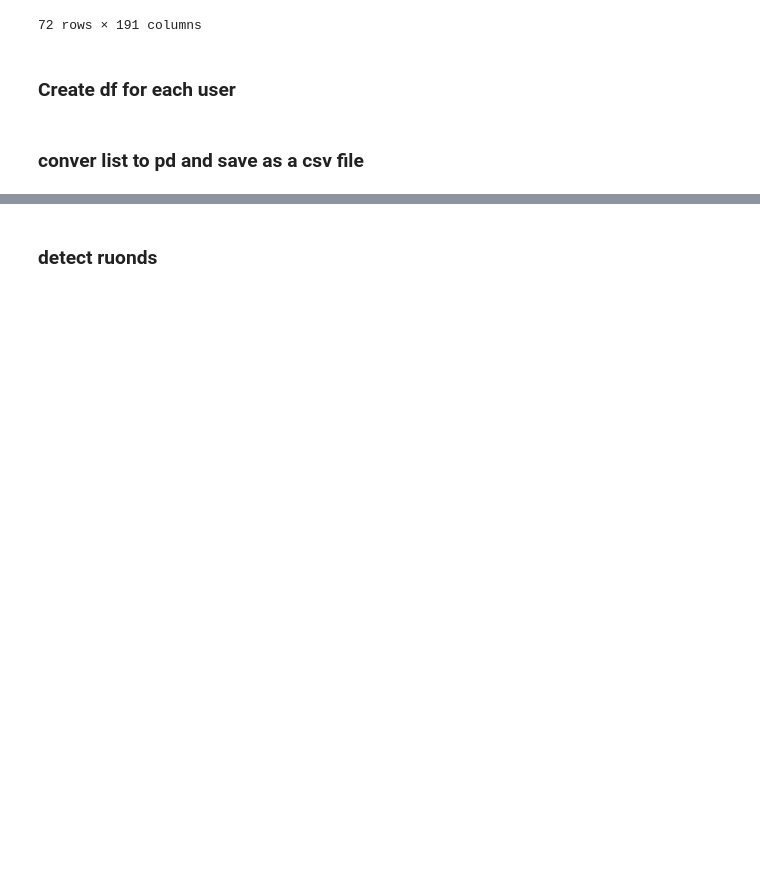
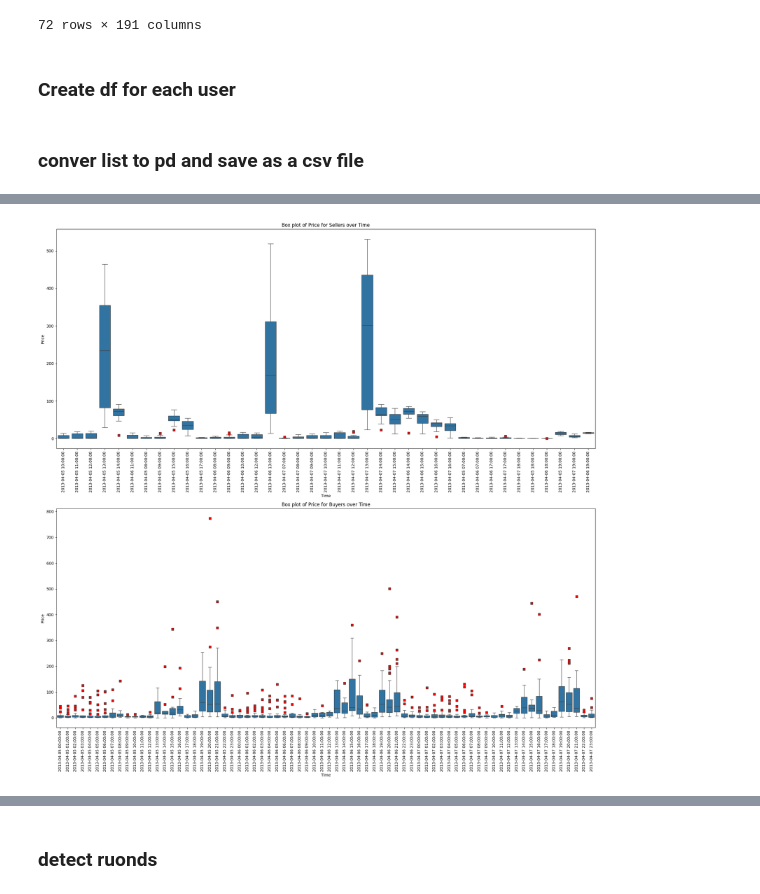
Before and after one commit to erfanara/pymarket-ng, a Jupyter notebook: test.ipynb, the cells around one changed output, grey strips where cells are left out. Saved outputs shown, nothing was run; the diff lists cells and outputs as text; code cells hidden in the pictures; blank space fills up the shorter version.

```diff
--- a/test.ipynb
+++ b/test.ipynb
@@ -86,0 +159,27 @@ df_Type3.to_csv('users_type3.csv', index=False)
+# %%
+import seaborn as sns
+import matplotlib.pyplot as plt
+
+# Convert 'Is_Seller' column to 'Seller' and 'Buyer'
+full_df['Role'] = full_df['Is_Seller'].apply(lambda x: 'Seller' if x else 'Buyer')
+
+fig, axes = plt.subplots(2, 1, figsize=(20, 20))
+
+# Create a box plot for 'Price' for 'Seller' for each 'time'
+sns.boxplot(x='time', y='Price', data=full_df[full_df['Role'] == 'Seller'], ax=axes[0], flierprops=dict(markerfacecolor='r', marker='s'))
+axes[0].set_title('Box plot of Price for Sellers over Time')
+axes[0].set_xlabel('Time')
+axes[0].set_ylabel('Price')
+axes[0].tick_params(axis='x', rotation=90)  # Rotate x-axis labels for better visibility
+
+# Create a box plot for 'Price' for 'Buyer' for each 'time'
+sns.boxplot(x='time', y='Price', data=full_df[full_df['Role'] == 'Buyer'], ax=axes[1], flierprops=dict(markerfacecolor='r', marker='s'))
+axes[1].set_title('Box plot of Price for Buyers over Time')
+axes[1].set_xlabel('Time')
+axes[1].set_ylabel('Price')
+axes[1].tick_params(axis='x', rotation=90)  # Rotate x-axis labels for better visibility
+
+plt.tight_layout()
+plt.show()
+# %% [output]
+[figure, added]
```
Also changed, not shown: parts of 19 cells of this notebook.
